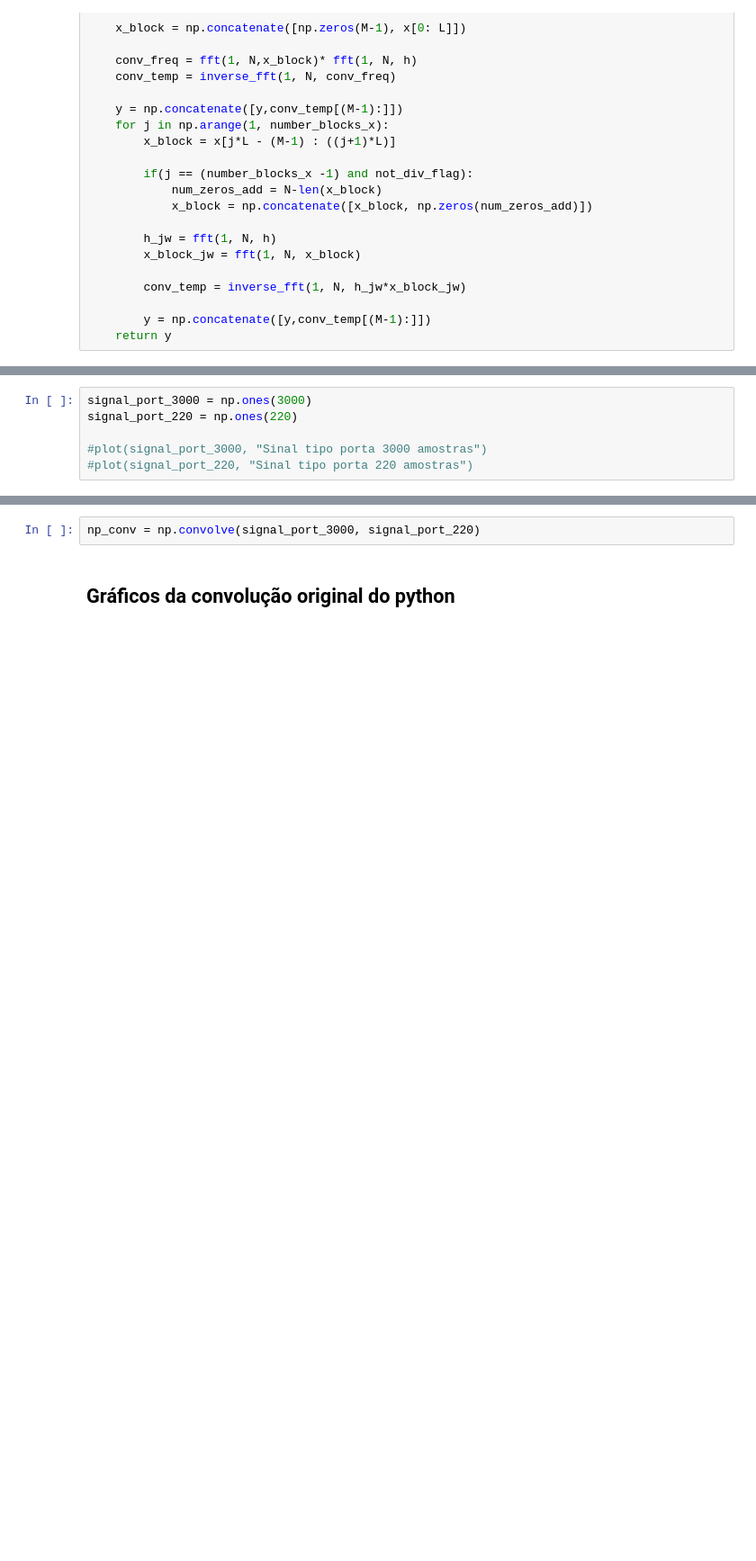
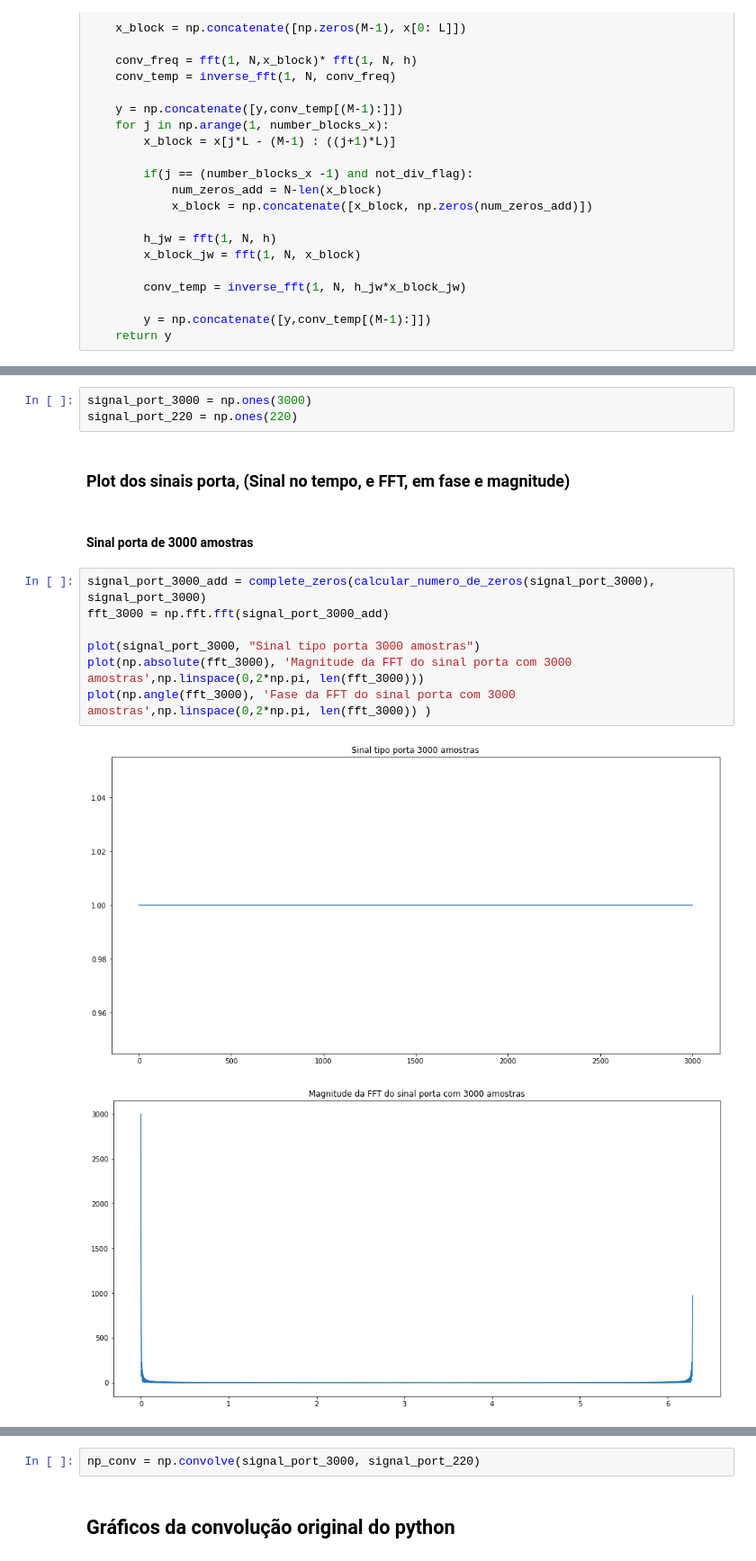
Before and after one commit to ruteee/ConvolucaoFrequencia, a Jupyter notebook: Trabalho pds.ipynb, the cells around one changed output, grey strips where cells are left out. Shown at 90% size. Drawn from its saved outputs; the diff is of its cells as text; blank space fills up the shorter version.

```diff
--- a/Trabalho pds.ipynb
+++ b/Trabalho pds.ipynb
@@ -167,6 +215,17 @@ def overlap_save(N, x, h):
 # %%
 signal_port_3000 = np.ones(3000)
 signal_port_220 = np.ones(220)
-
-#plot(signal_port_3000, "Sinal tipo porta 3000 amostras")
-#plot(signal_port_220, "Sinal tipo porta 220 amostras")
+# %% [markdown]
+### Plot dos sinais porta, (Sinal no tempo, e FFT, em fase e magnitude)
+# %% [markdown]
+#### Sinal porta de 3000 amostras
+# %%
+signal_port_3000_add = complete_zeros(calcular_numero_de_zeros(signal_port_3000), signal_port_3000)
+fft_3000 = np.fft.fft(signal_port_3000_add)
+
+plot(signal_port_3000, "Sinal tipo porta 3000 amostras")
+plot(np.absolute(fft_3000), 'Magnitude da FFT do sinal porta com 3000 amostras',np.linspace(0,2*np.pi, len(fft_3000)))
+plot(np.angle(fft_3000), 'Fase da FFT do sinal porta com 3000 amostras',np.linspace(0,2*np.pi, len(fft_3000)) )
+# %% [output]
+[figure, added]
+[figure, added]
```
Also changed, not shown: parts of 42 cells of this notebook.
